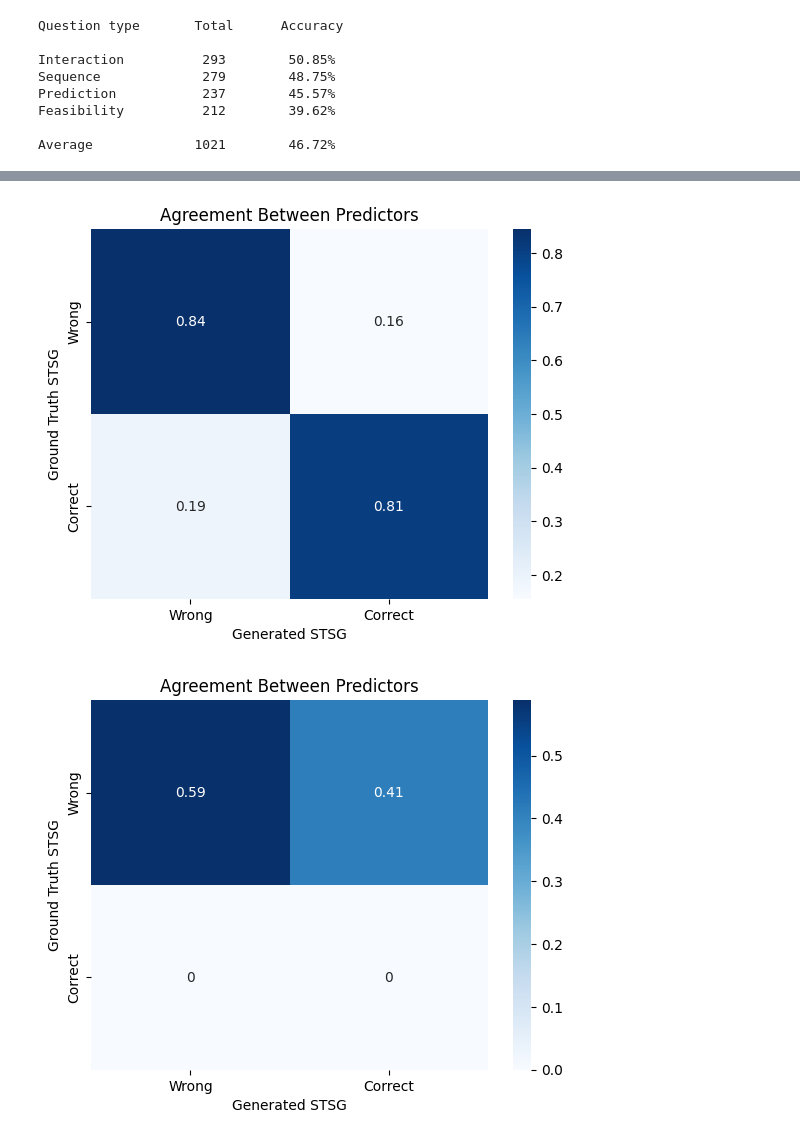
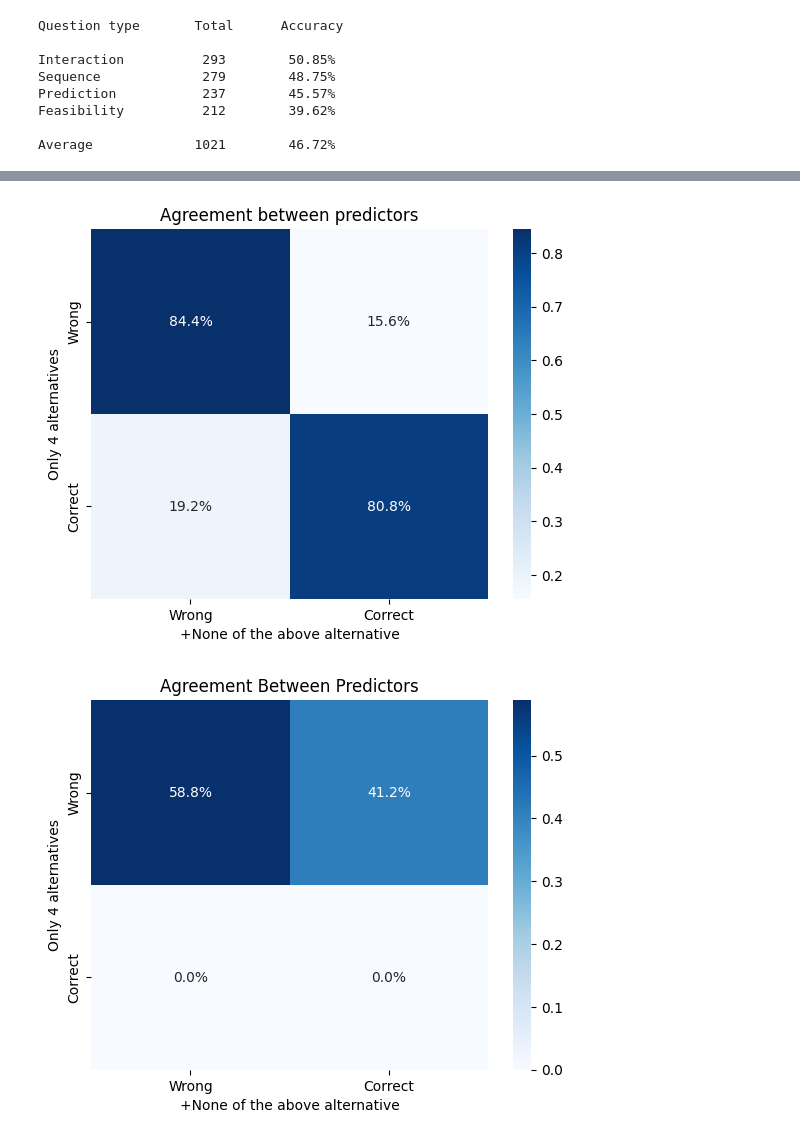
Before and after one commit to FabioLusha/video-neurosymbolic, a Jupyter notebook: star_code/experiments/week_0623_zs_cot_chat_prompting_VQA_maxsample5_gemma3_4b.ipynb, the cells around one changed output, grey strips where cells are left out. Saved outputs shown, nothing was run; the diff lists cells and outputs as text; code cells hidden in the pictures.

```diff
--- a/star_code/experiments/week_0623_zs_cot_chat_prompting_VQA_maxsample5_gemma3_4b.ipynb
+++ b/star_code/experiments/week_0623_zs_cot_chat_prompting_VQA_maxsample5_gemma3_4b.ipynb
@@ -512,0 +486,3 @@ np.int64(149)
+# %%
+pred1_df = rp.gemma3_ans_extract(VQA_RESP_FILEPATH)
+pred2_df = rp.gemma3_ans_extract(VQA_RESP_WOUT_NONE_ALTERNATIVE_FILEPATH)
@@ -513,7 +521,7 @@ np.int64(149)
 # %%
-pred_df.rename(columns={'answer': 'pred_text'}, inplace=True)
+pred2_df.rename(columns={'answer': 'pred_text'}, inplace=True)
 eval_df2 = gt_df.join(
-    pred_df,
+    pred2_df,
     how='inner' # we account also for samples without answers
 )
 print_acc(eval_df2, lambda x: accuracy(x, on_what='text'))
@@ -563,14 +547,15 @@ pred_df
 # %%
-ans_df.rename(columns={'pred_text': 'pred_text1'}, inplace=True)
-pred_df.rename(columns={'pred_text': 'pred_text2'}, inplace=True)
+pred1_df.rename(columns={'answer': 'pred_text1'}, inplace=True)
+pred2_df.rename(columns={'pred_text': 'pred_text2'}, inplace=True)
 eval_df_all = gt_df.join(
-    ans_df,
+    pred1_df[['pred_text1']],
     how='inner'
 ).join(
-    pred_df,
+    pred2_df[['pred_text2']],
     how='inner'
 )
 
 eval_df_all['text'] = eval_df_all['text'].str.lower()
 eval_df_all['pred_text1'] = eval_df_all['pred_text1'].str.lower()
 eval_df_all['pred_text2'] = eval_df_all['pred_text2'].str.lower()
+eval_df_all
@@ -592,34 +671,35 @@ plt.show()
 # %%
 none_of_alt_mask = (eval_df_all['pred_text1'] == 'none of the above.')
 
-pred1_correct = (eval_df_all[~none_of_alt_mask]['text'] == eval_df_all[~none_of_alt_mask]['pred_text1']).astype(int).values
-pred2_correct =  (eval_df_all[~none_of_alt_mask]['text'] == eval_df_all[~none_of_alt_mask]['pred_text2']).astype(int).values
+tmp_eval_df = eval_df_all[~none_of_alt_mask]
+pred1_correct = (tmp_eval_df['text'] == tmp_eval_df['pred_text1']).astype(int).values
+pred2_correct =  (tmp_eval_df['text'] == tmp_eval_df['pred_text2']).astype(int).values
 
 cm = confusion_matrix(pred1_correct, pred2_correct, normalize='true')
 
-sns.heatmap(cm, annot=True, cmap='Blues',
+sns.heatmap(cm, annot=True, fmt='.1%', cmap='Blues',
             xticklabels=['Wrong', 'Correct'],
             yticklabels=['Wrong', 'Correct'])
-plt.xlabel('Generated STSG')
-plt.ylabel('Ground Truth STSG')
-plt.title('Agreement Between Predictors')
+plt.xlabel('+None of the above alternative')
+plt.ylabel('Only 4 alternatives')
+plt.title('Agreement between predictors')
 plt.show()
 # %% [output]
-[figure, old version]
+[figure, new version]
 # %%
-none_of_alt_mask = (eval_df_all['pred_text1'] == 'none of the above.')
+tmp_eval_df = eval_df_all[none_of_alt_mask]
 
-pred1_correct = (eval_df_all[none_of_alt_mask]['text'] == eval_df_all[none_of_alt_mask]['pred_text1']).astype(int).values
-pred2_correct =  (eval_df_all[none_of_alt_mask]['text'] == eval_df_all[none_of_alt_mask]['pred_text2']).astype(int).values
+pred1_correct = (tmp_eval_df['text'] == tmp_eval_df['pred_text1']).astype(int).values
+pred2_correct =  (tmp_eval_df['text'] == tmp_eval_df['pred_text2']).astype(int).values
 
 cm = confusion_matrix(pred1_correct, pred2_correct, normalize='true')
 
-sns.heatmap(cm, annot=True, cmap='Blues',
+sns.heatmap(cm, annot=True, fmt='.1%', cmap='Blues',
             xticklabels=['Wrong', 'Correct'],
             yticklabels=['Wrong', 'Correct'])
-plt.xlabel('Generated STSG')
-plt.ylabel('Ground Truth STSG')
+plt.xlabel('+None of the above alternative')
+plt.ylabel('Only 4 alternatives')
 plt.title('Agreement Between Predictors')
 plt.show()
 # %% [output]
-[figure, old version]
+[figure, new version]
```
Also changed, not shown: parts of 25 cells of this notebook, 7 other files.
